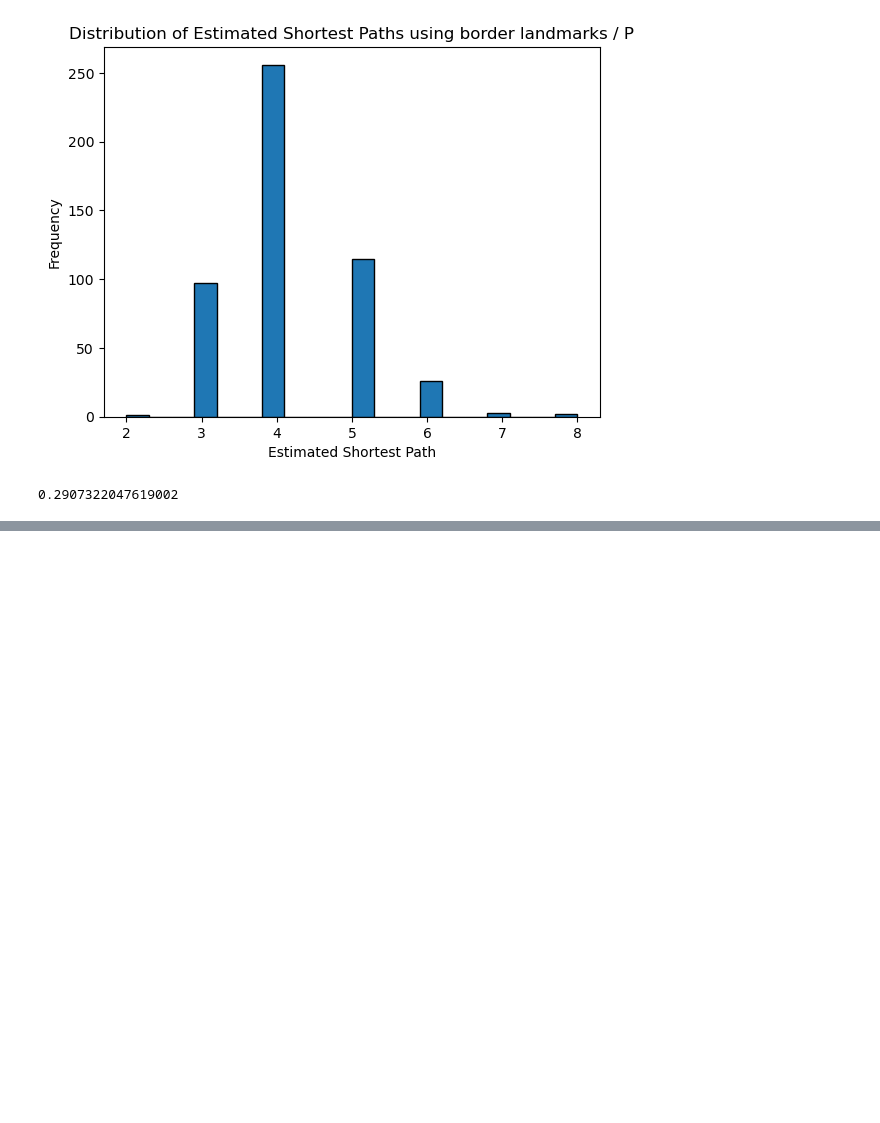
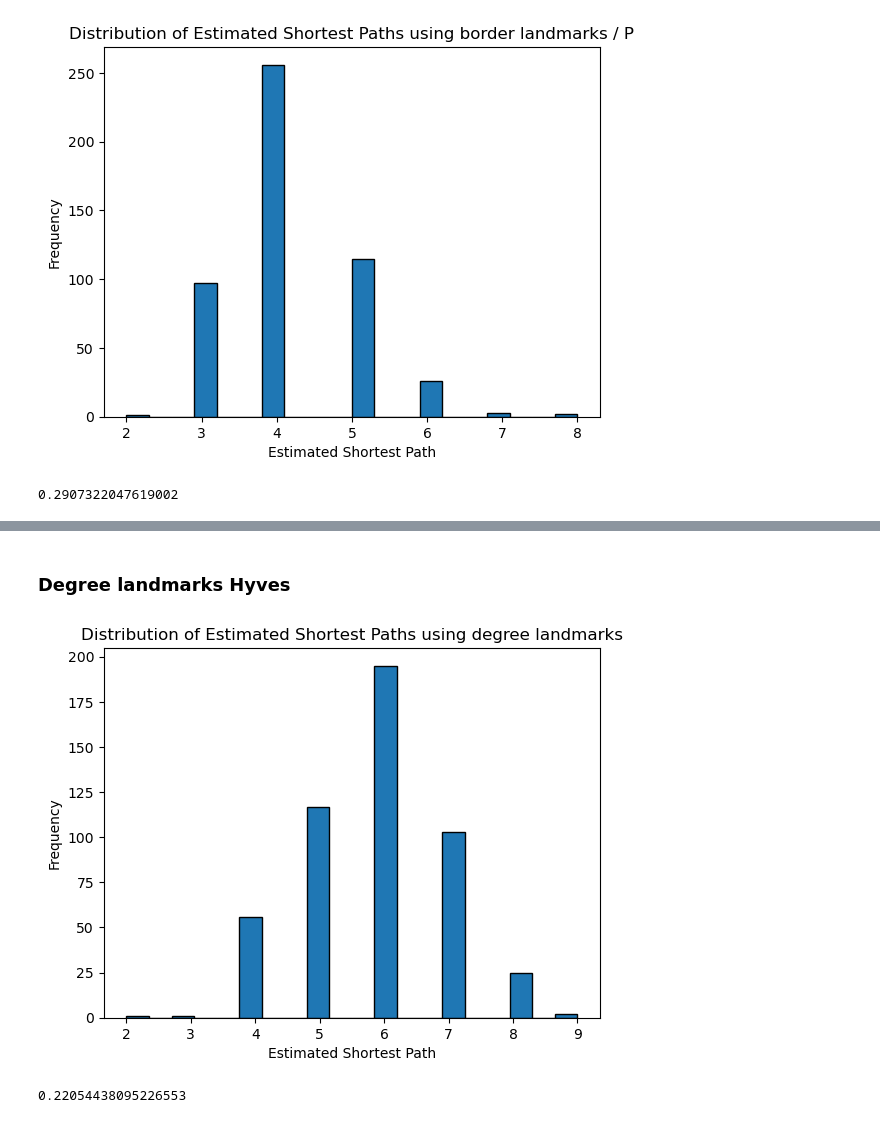
Before and after one commit to vanbuncha/snacs, a Jupyter notebook: project/shortest_path_est.ipynb, the cells around one changed output, grey strips where cells are left out. Cells and saved outputs as stored; diff of their text form; code cells hidden in the pictures; blank space fills up the shorter version.

```diff
--- a/project/shortest_path_est.ipynb
+++ b/project/shortest_path_est.ipynb
@@ -1782,0 +1894,33 @@ print(diff_exact_estimate(exact_shortest_paths,estimated_shortest_paths))
+# %% [markdown]
+### Degree landmarks Hyves
+# %%
+# Select landmarks
+degree_landmarks = calculate_degree_centrality(G_hyves, 20, check_neighbors=False)
+
+
+# Calculate estimation of shortest paths between each pair using landmarks
+
+estimated_shortest_paths = {}
+
+# Calculate estimation of shortest paths between each pair using landmarks
+for source, target in random_node_pairs:
+    estimation = estimate_shortest_path(G_hyves, source, target, degree_landmarks)
+    estimated_shortest_paths[(source, target)] = estimation
+
+# Print the dictionary of estimated shortest paths
+# print(estimated_shortest_paths)
+
+# Get the list of estimated shortest paths
+estimations = list(estimated_shortest_paths.values())
+
+# Plot the distribution
+plt.hist(estimations, bins=20, edgecolor='black')
+plt.xlabel('Estimated Shortest Path')
+plt.ylabel('Frequency')
+plt.title('Distribution of Estimated Shortest Paths using degree landmarks')
+plt.show()
+
+print(diff_exact_estimate(exact_shortest_paths,estimated_shortest_paths))
+# %% [output]
+[figure, added]
+0.22054438095226553
```
Also changed, not shown: parts of 40 cells of this notebook, 3 other files.
